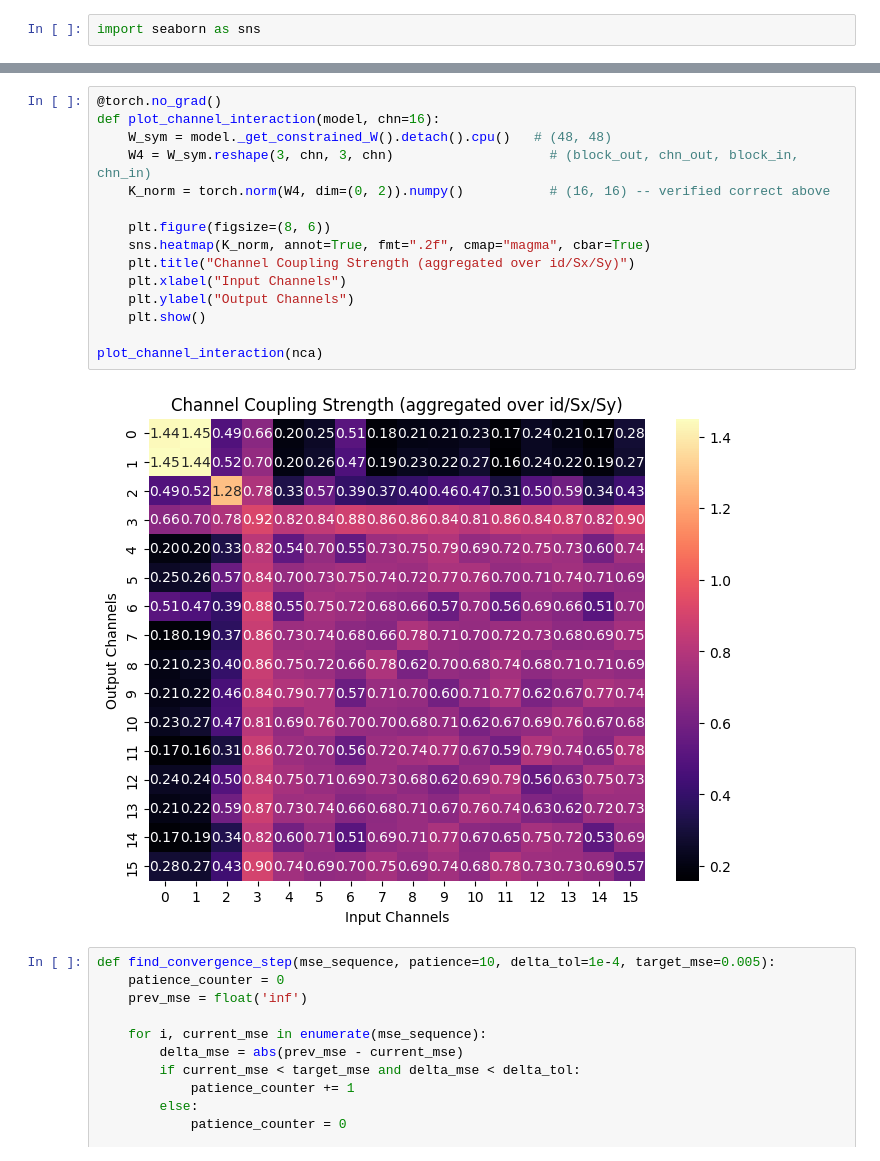
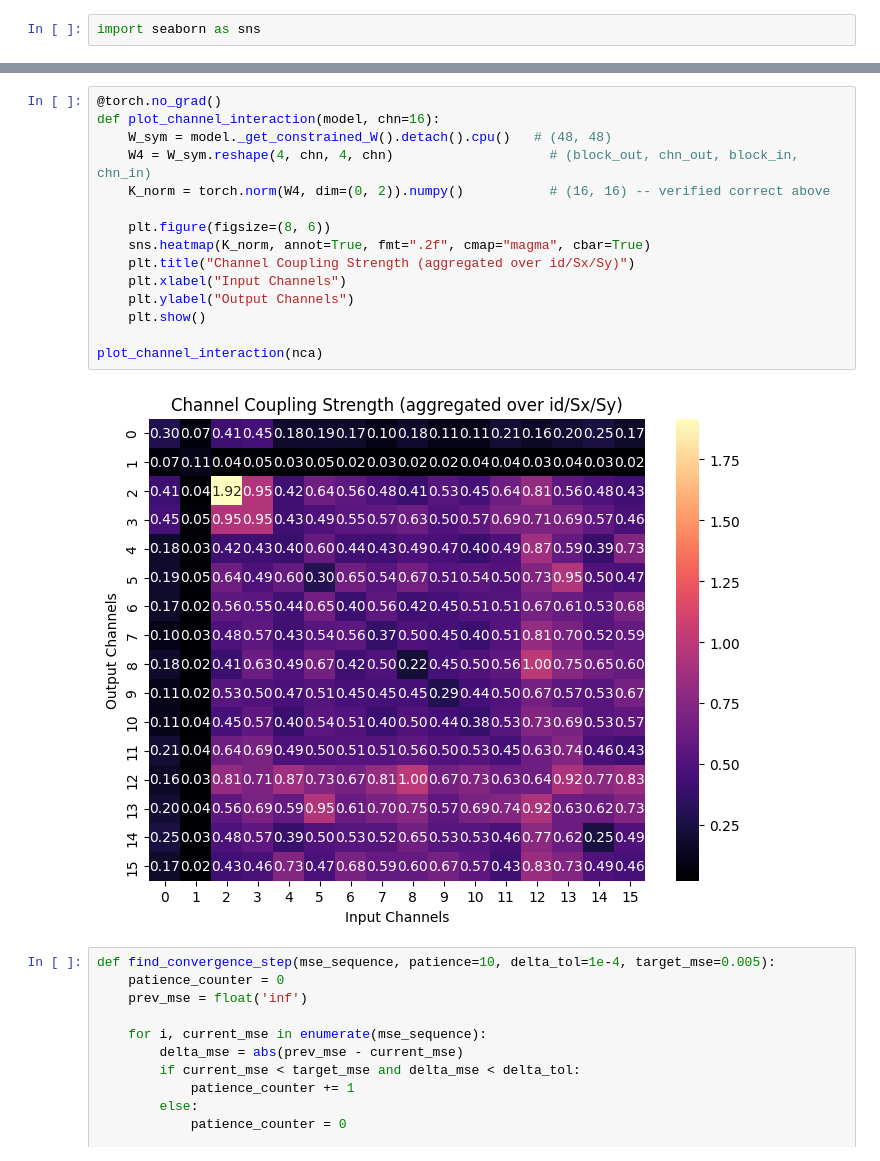
Before and after one commit to lshofsl/Advanced-topics-in-PoD-project-, a Jupyter notebook: EBM_NCA.ipynb, the cells around one changed output, grey strips where cells are left out. Saved outputs shown, nothing was run; the diff lists cells and outputs as text.

```diff
--- a/EBM_NCA.ipynb
+++ b/EBM_NCA.ipynb
@@ -384,20 +384,20 @@ plot_W_full(nca)
 # %%
 @torch.no_grad()
 def plot_channel_interaction(model, chn=16):
     W_sym = model._get_constrained_W().detach().cpu()   # (48, 48)
-    W4 = W_sym.reshape(3, chn, 3, chn)                    # (block_out, chn_out, block_in, chn_in)
+    W4 = W_sym.reshape(4, chn, 4, chn)                    # (block_out, chn_out, block_in, chn_in)
     K_norm = torch.norm(W4, dim=(0, 2)).numpy()           # (16, 16) -- verified correct above
 
     plt.figure(figsize=(8, 6))
     sns.heatmap(K_norm, annot=True, fmt=".2f", cmap="magma", cbar=True)
     plt.title("Channel Coupling Strength (aggregated over id/Sx/Sy)")
     plt.xlabel("Input Channels")
     plt.ylabel("Output Channels")
     plt.show()
 
 plot_channel_interaction(nca)
 # %% [output]
-[figure, old version]
+[figure, new version]
 # %%
 def find_convergence_step(mse_sequence, patience=10, delta_tol=1e-4, target_mse=0.005):
     patience_counter = 0
```
Also changed, not shown: parts of 5 cells of this notebook.
